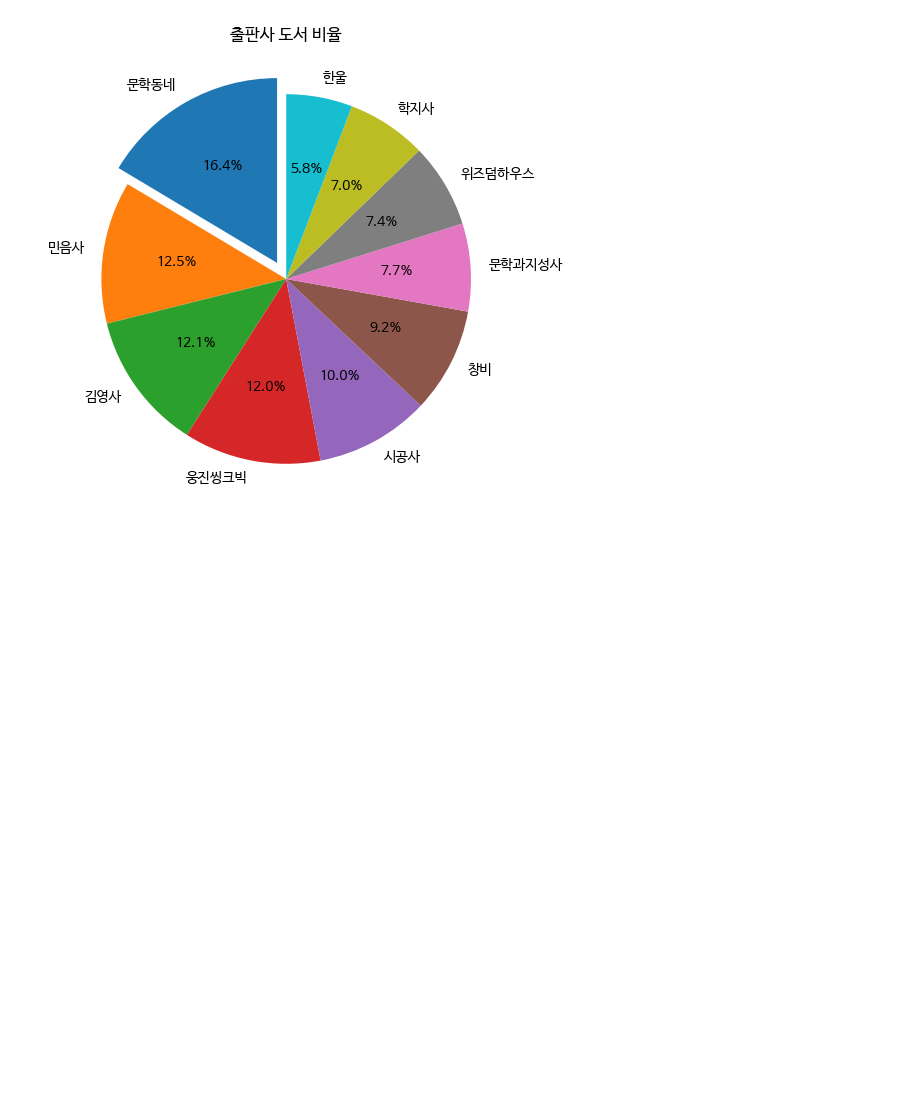
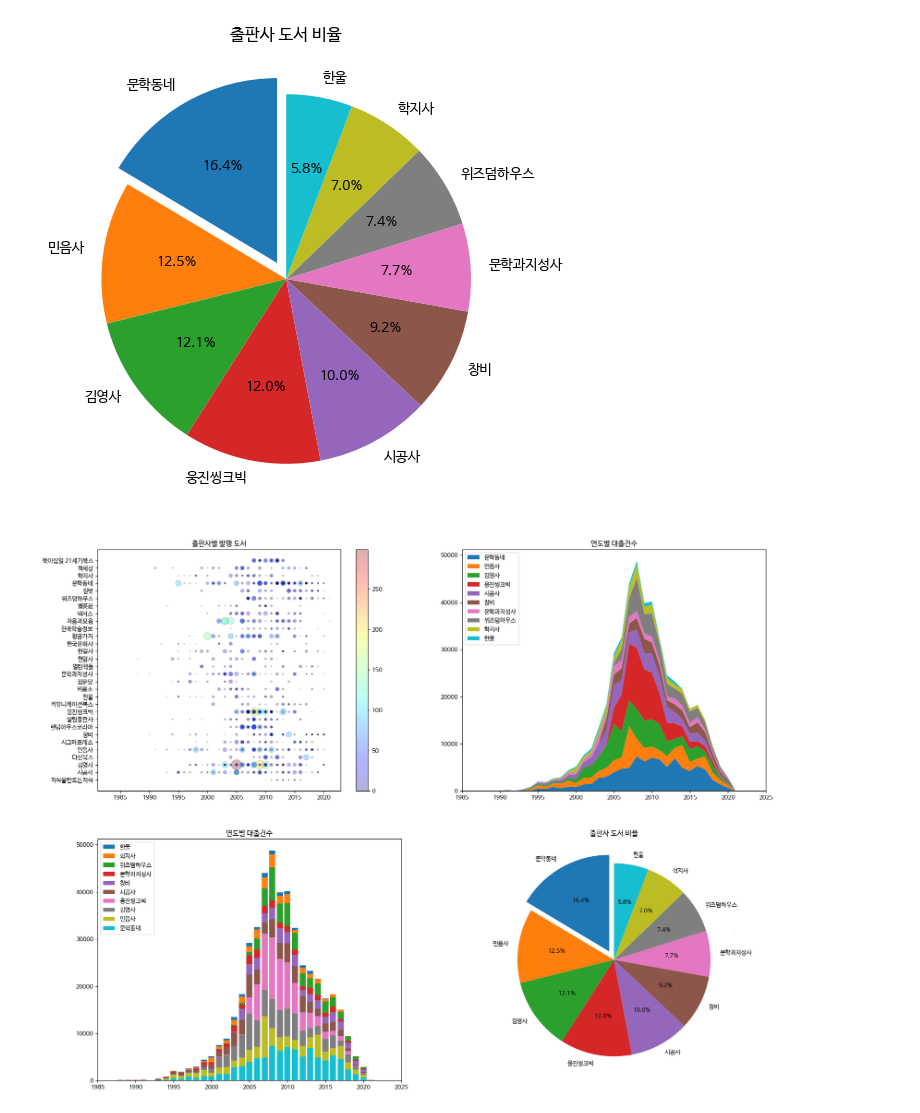
Before and after one commit to Dec32th/PythonStudying, a Jupyter notebook: DataAnalysis/PythonTest_lib_20240125.ipynb, the cells around one changed output. Cells and saved outputs as stored; diff of their text form; code cells hidden in the pictures; blank space fills up the shorter version.

Commit message:
Python Data Analysis practice 20240125 commit
python data analysis 6-2 use more matplotlib

```diff
--- a/DataAnalysis/PythonTest_lib_20240125.ipynb
+++ b/DataAnalysis/PythonTest_lib_20240125.ipynb
@@ -230,10 +230,32 @@ fig.show()
 # %%
 fig, axes = plt.subplots(2,2, figsize = (20,16))
 
 # 산점도
-ns_book8 = ns_book7[top30_pubs].sample(1000, random_state = 42)
+ns_book8 = ns_book7[top30_pubs_idx].sample(1000, random_state = 42)
 sc = axes[0,0].scatter(ns_book8['발행년도'], ns_book8['출판사'], linewidth = 0.5, edgecolors = 'k', alpha = 0.3, s = ns_book8['대출건수'], c = ns_book8['대출건수'], cmap = 'jet')
 axes[0,0].set_title('출판사별 발행 도서')
 fig.colorbar(sc, ax = axes[0,0])
 
-#스택 영역 그래프
+# 스택 영역 그래프
+axes[0,1].stackplot(year_cols, ns_book10.loc[top10_pubs].fillna(0), labels = top10_pubs)
+axes[0,1].set_title('연도별 대출건수')
+axes[0,1].legend(loc='upper left')
+axes[0,1].set_xlim(1985,2025)
+
+# 스택 막대 그래프
+for i in reversed(range(len(ns_book12))):
+  bar = ns_book12.iloc[i] # 행 추출
+  label = ns_book12.index[i]
+  axes[1,0].bar(year_cols, bar, label = label)
+axes[1,0].set_title('연도별 대출건수')
+axes[1,0].legend(loc = 'upper left')
+axes[1,0].set_xlim(1985,2025)
+
+# 원 그래프
+axes[1,1].pie(data, labels = labels, startangle = 90, autopct='%.1f%%', explode=[0.1]+[0]*9)
+axes[1,1].set_title('출판사 도서 비율')
+
+fig.savefig('all_in_one.png')
+fig.show()
+# %% [output]
+[figure, added]
```
Also changed, not shown: parts of 4 cells of this notebook.
